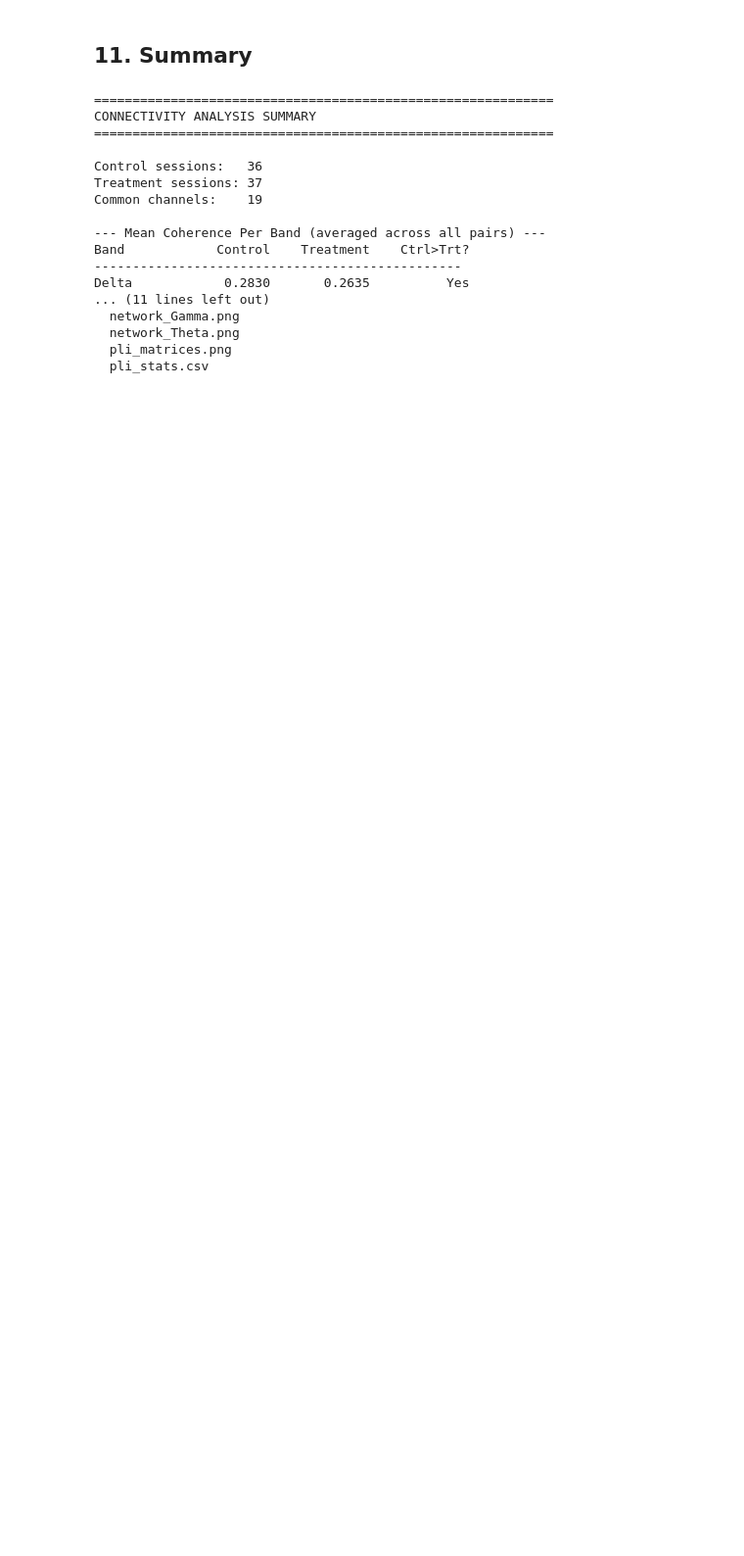
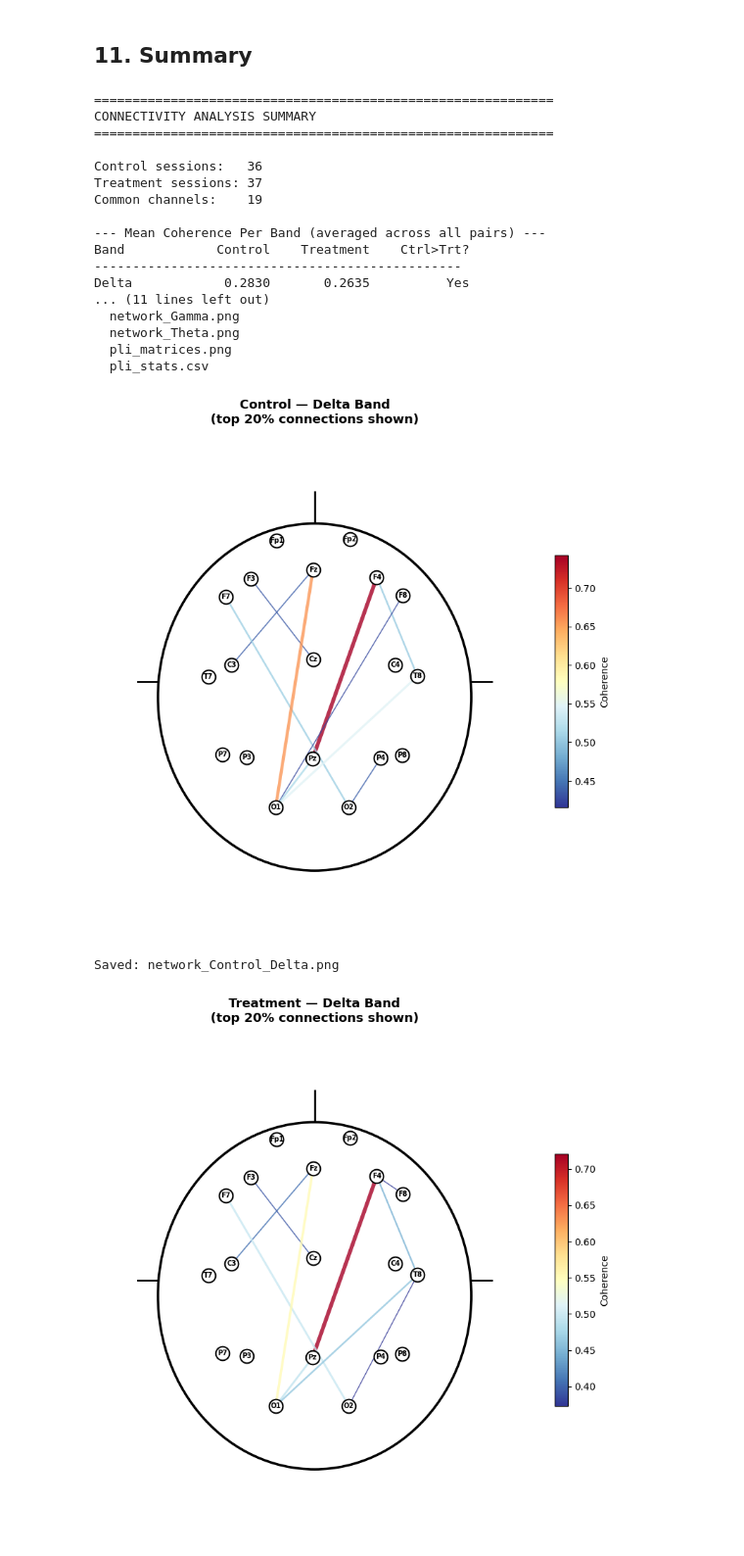
Before and after one commit to atenasadat/EEG_CreativityStudy, a Jupyter notebook: Whole Session/connectivity_analysis.ipynb, the cells around one changed output. Shown at 98% size. Drawn from its saved outputs; the diff is of its cells as text; code cells hidden in the pictures; blank space fills up the shorter version.

Commit message:
improved connectivity network plots

```diff
--- a/Whole Session/connectivity_analysis.ipynb
+++ b/Whole Session/connectivity_analysis.ipynb
@@ -612,3 +572,83 @@ Delta            0.2830       0.2635          Yes
   network_Theta.png
   pli_matrices.png
   pli_stats.csv
+# %%
+import warnings
+warnings.filterwarnings('ignore')
+
+def plot_connectivity_2d(ga_conn, band='Alpha', title='', threshold_pct=80):
+    raw = mne.io.read_raw_eeglab(control_files[0], preload=False, verbose=False)
+    drop = [ch for ch in NON_BRAIN if ch in raw.ch_names]
+    if drop:
+        raw.drop_channels(drop)
+    montage = mne.channels.make_standard_montage('standard_1020')
+    raw.set_montage(montage, on_missing='ignore')
+    raw.pick_channels(common_chs)
+
+    # Get 2D positions from montage
+    pos = np.array([raw.info['chs'][i]['loc'][:2] for i in range(len(common_chs))])
+
+    # Scale positions to fit the head
+    pos = pos * (0.5 / np.max(np.abs(pos)))
+
+    con_matrix = ga_conn[band].copy()
+    np.fill_diagonal(con_matrix, 0)
+    threshold = np.percentile(con_matrix[con_matrix > 0], threshold_pct)
+
+    fig, ax = plt.subplots(1, 1, figsize=(8, 8), facecolor='white')
+    ax.set_facecolor('white')
+
+    # Draw head outline
+    head = plt.Circle((0, 0), 0.55, fill=False, color='black', linewidth=2.5)
+    ax.add_patch(head)
+    # Nose
+    ax.plot([0, 0], [0.55, 0.65], 'k-', linewidth=2)
+    # Ears
+    ax.plot([-0.55, -0.62], [0.05, 0.05], 'k-', linewidth=2)
+    ax.plot([0.55, 0.62],   [0.05, 0.05], 'k-', linewidth=2)
+
+    # Draw connections
+    vmin = threshold
+    vmax = con_matrix.max()
+    cmap = plt.cm.RdYlBu_r
+
+    for i in range(len(common_chs)):
+        for j in range(i+1, len(common_chs)):
+            val = con_matrix[i, j]
+            if val > threshold:
+                color = cmap((val - vmin) / (vmax - vmin + 1e-10))
+                lw = 1 + 3 * (val - vmin) / (vmax - vmin + 1e-10)
+                ax.plot([pos[i,0], pos[j,0]], [pos[i,1], pos[j,1]],
+                       color=color, linewidth=lw, alpha=0.8, zorder=2)
+
+    # Draw electrodes
+    ax.scatter(pos[:,0], pos[:,1], s=200, c='white',
+              edgecolors='black', zorder=5, linewidth=1.5)
+    for i, ch in enumerate(common_chs):
+        ax.text(pos[i,0], pos[i,1], ch, fontsize=7,
+               ha='center', va='center', zorder=6, fontweight='bold')
+
+    # Colorbar
+    sm = plt.cm.ScalarMappable(cmap=cmap, norm=plt.Normalize(vmin=vmin, vmax=vmax))
+    plt.colorbar(sm, ax=ax, shrink=0.5, label='Coherence')
+
+    ax.set_xlim(-0.75, 0.75)
+    ax.set_ylim(-0.75, 0.85)
+    ax.axis('off')
+    ax.set_title(f'{title} — {band} Band\n(top {100-threshold_pct}% connections shown)',
+                fontsize=13, fontweight='bold')
+
+    plt.tight_layout()
+    plt.savefig(os.path.join(OUTPUT_DIR, f'network_{title}_{band}.png'),
+               dpi=150, bbox_inches='tight', facecolor='white')
+    plt.show()
+    print(f'Saved: network_{title}_{band}.png')
+
+# Plot all bands for both conditions
+for band in BANDS:
+    plot_connectivity_2d(ga_coh_ctrl, band=band, title='Control')
+    plot_connectivity_2d(ga_coh_trt,  band=band, title='Treatment')
+# %% [output]
+[figure, added]
+Saved: network_Control_Delta.png
+[figure, added]
```
Also changed, not shown: parts of 2 cells of this notebook.
